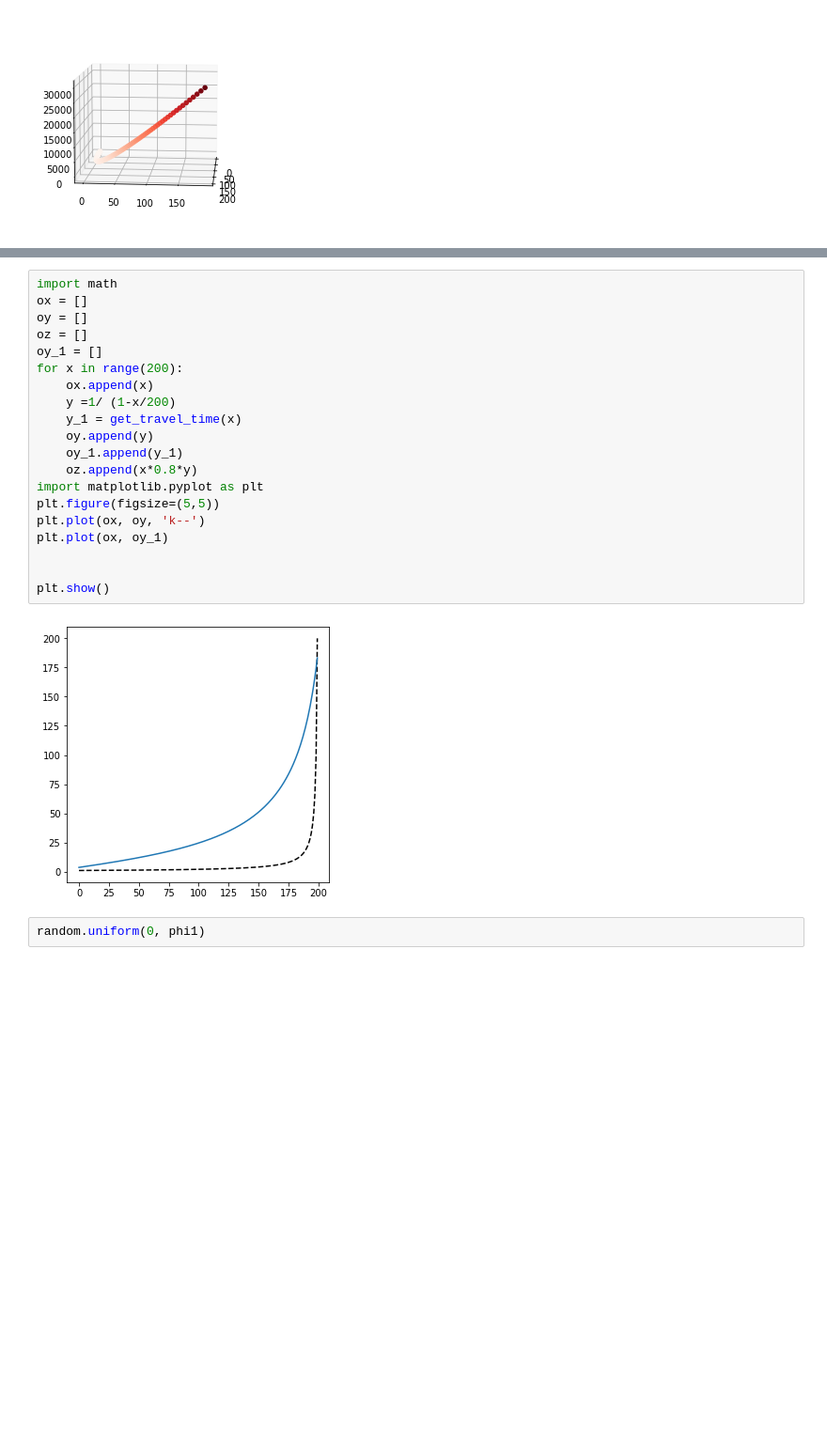
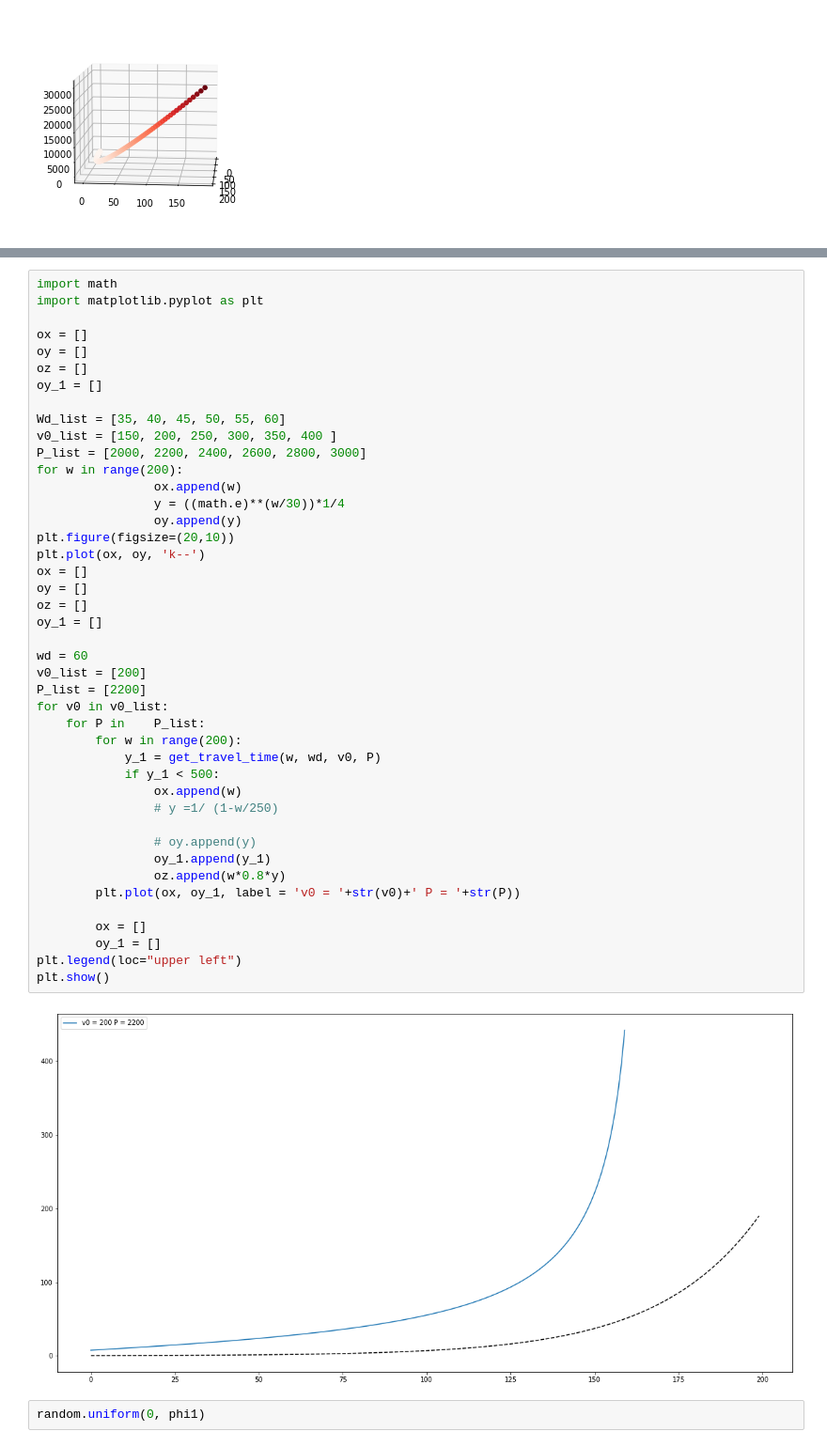
Before and after one commit to Xuan-Anh/PSO_GA_UAV_-Rescue_covid19, a Jupyter notebook: test.ipynb, the cells around one changed output, grey strips where cells are left out. Shown at 94% size. Saved outputs shown, nothing was run; the diff lists cells and outputs as text; blank space fills up the shorter version.

Commit message:
change get_travel_time

```diff
--- a/test.ipynb
+++ b/test.ipynb
@@ -76,26 +75,49 @@ def get_travel_time(w):
     return travel_time
-# %%
-import math
-ox = []
-oy = []
-oz = []
-oy_1 = []
-for x in range(200):
-    ox.append(x)
-    y =1/ (1-x/200)
-    y_1 = get_travel_time(x)
-    oy.append(y)
-    oy_1.append(y_1)
-    oz.append(x*0.8*y)
-import matplotlib.pyplot as plt
-plt.figure(figsize=(5,5))
-plt.plot(ox, oy, 'k--')
-plt.plot(ox, oy_1)
-
-
-plt.show()
-# %% [output]
-[figure, removed]
+# %%
+import math
+import matplotlib.pyplot as plt
+
+ox = []
+oy = []
+oz = []
+oy_1 = []
+
+Wd_list = [35, 40, 45, 50, 55, 60]
+v0_list = [150, 200, 250, 300, 350, 400 ]
+P_list = [2000, 2200, 2400, 2600, 2800, 3000]
+for w in range(200):
+                ox.append(w)
+                y = ((math.e)**(w/30))*1/4
+                oy.append(y)
+plt.figure(figsize=(20,10))
+plt.plot(ox, oy, 'k--')
+ox = []
+oy = []
+oz = []
+oy_1 = []
+
+wd = 60
+v0_list = [200]
+P_list = [2200]
+for v0 in v0_list:
+    for P in    P_list:
+        for w in range(200):
+            y_1 = get_travel_time(w, wd, v0, P)
+            if y_1 < 500:
+                ox.append(w)
+                # y =1/ (1-w/250)
+
+                # oy.append(y)
+                oy_1.append(y_1)
+                oz.append(w*0.8*y)
+        plt.plot(ox, oy_1, label = 'v0 = '+str(v0)+' P = '+str(P))
+
+        ox = []
+        oy_1 = []
+plt.legend(loc="upper left")
+plt.show()
+# %% [output]
+[figure, added]
 # %%
 random.uniform(0, phi1)
 # %% [output]
```
Also changed, not shown: parts of 3 cells of this notebook, 4 other files.
